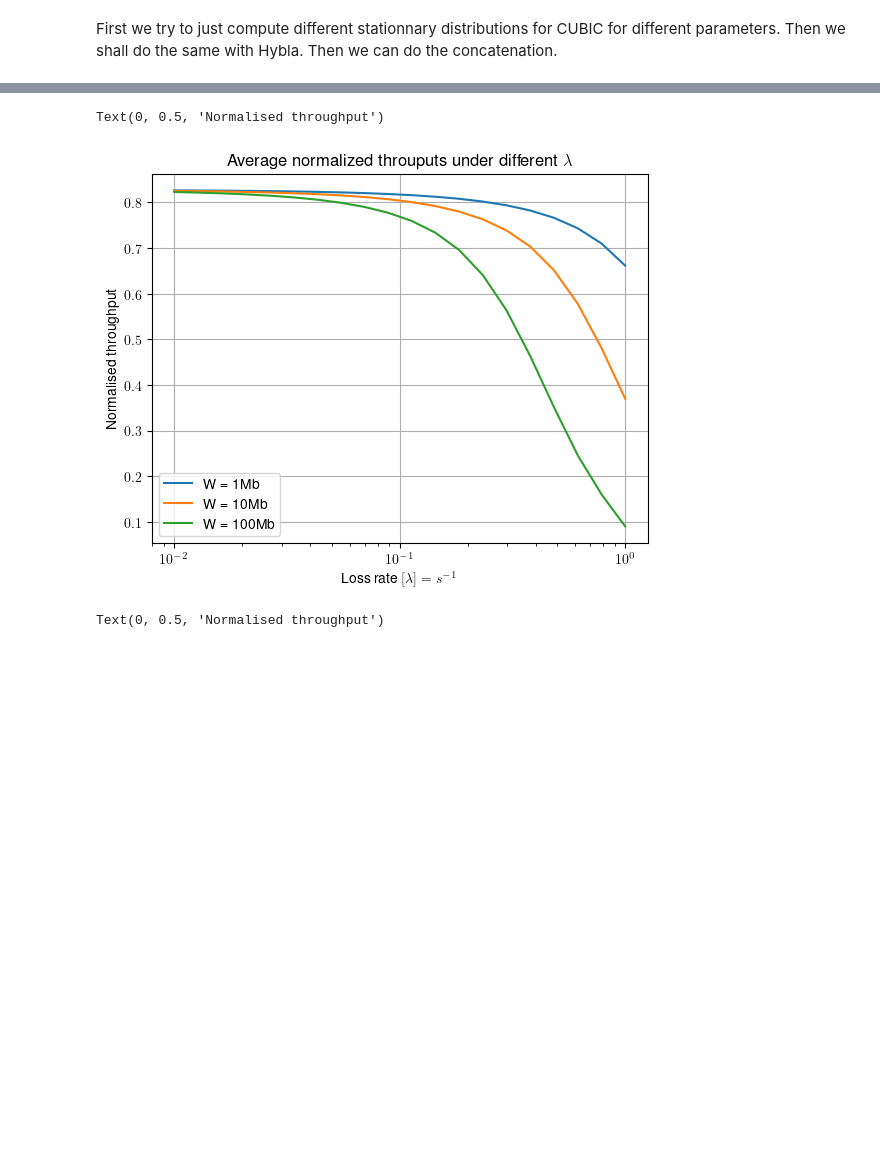
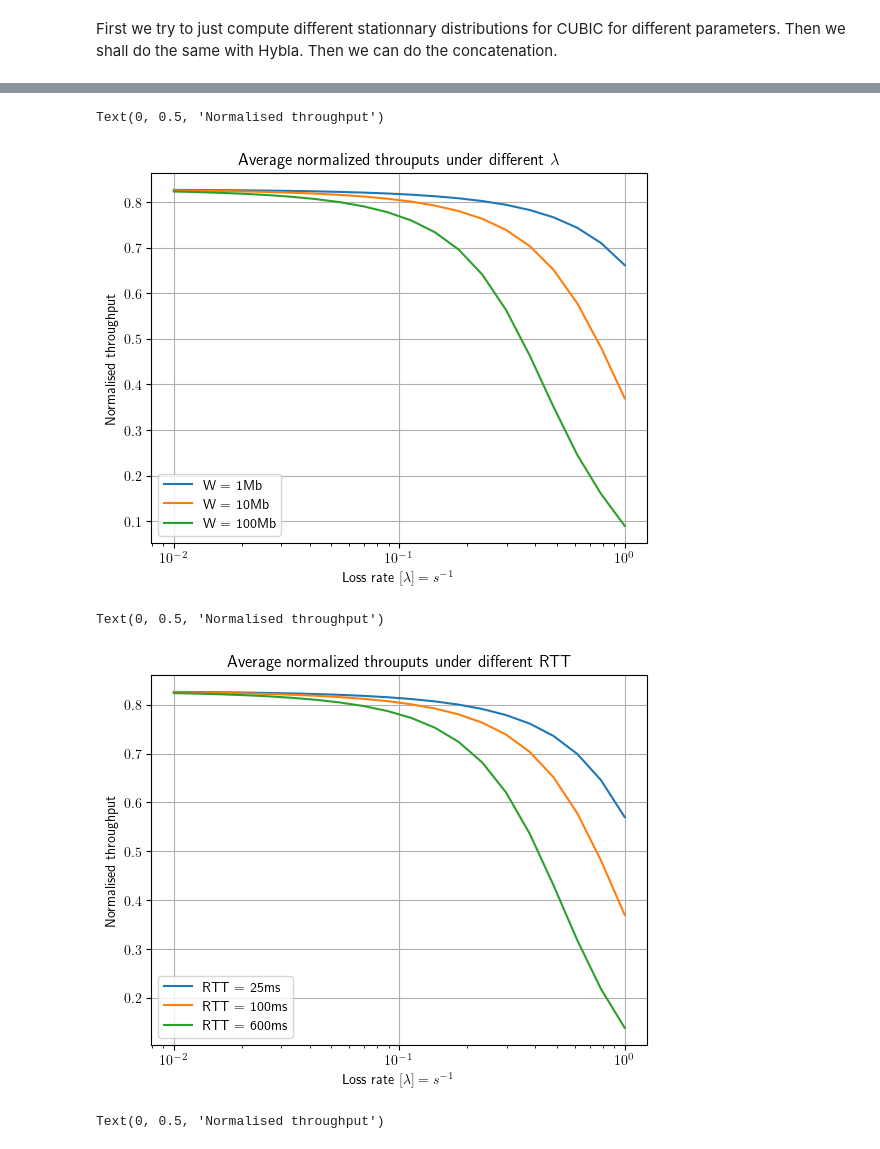
Before and after one commit to megretj/qpepcca, a Jupyter notebook: markovianModel.ipynb, the cells around one changed output, grey strips where cells are left out. Saved outputs shown, nothing was run; the diff lists cells and outputs as text; code cells hidden in the pictures; blank space fills up the shorter version.

```diff
--- a/markovianModel.ipynb
+++ b/markovianModel.ipynb
@@ -105,7 +109,7 @@ err_rates = np.logspace(-2,0,20)
 throughputs = np.zeros([3,len(err_rates)])
 for k,C in enumerate([10,100,1000]):
     for i, l in enumerate(err_rates):
-        wired = CCA_CUBIC_MarkovChain(trans_err=l,beta=0.5,alpha=1,N=100,W=C*0.1,RTT=100)
+        wired = CCA_CUBIC_MarkovChain(trans_err=l,beta=0.5,alpha=1,N=100,C = C ,RTT=0.1)
         throughputs[k,i] = wired.avg_throughput()
 
 plt.plot(err_rates,throughputs[0,:], label = "W = 1Mb")
@@ -119,26 +123,29 @@ plt.xlabel(r"Loss rate $[\lambda] = s^{-1}$")
 plt.ylabel(r'Normalised throughput')
 # %% [output]
 Text(0, 0.5, 'Normalised throughput')
-[figure, old version]
+[figure, new version]
 # %%
 # Fig 7.
 
 err_rates = np.logspace(-2,0,20)
 throughputs = np.zeros([3,len(err_rates)])
-for k,RTT in enumerate([25,100,600]):
+for k,RTT in enumerate([0.025,0.1,0.6]):
     for i, l in enumerate(err_rates):
-        wired = CCA_CUBIC_MarkovChain(trans_err=l,beta=0.5,alpha=1,N=100,W=10,RTT=RTT)
+        wired = CCA_CUBIC_MarkovChain(trans_err=l,beta=0.5,alpha=1,N=100,C = 100,RTT=RTT)
         throughputs[k,i] = wired.avg_throughput()
 
 plt.plot(err_rates,throughputs[0,:], label = "RTT = 25ms")
 plt.plot(err_rates,throughputs[1,:], label = "RTT = 100ms")
 plt.plot(err_rates,throughputs[2,:], label = "RTT = 600ms")
 plt.semilogx()
 plt.legend()
 plt.grid()
 plt.title(r"Average normalized throuputs under different RTT")
 plt.xlabel(r"Loss rate $[\lambda] = s^{-1}$")
 plt.ylabel(r'Normalised throughput')
+# %% [output]
+Text(0, 0.5, 'Normalised throughput')
+[figure, added]
 # %%
 # Fig. 8
 
```
Also changed, not shown: parts of 12 cells of this notebook, 2 other files.
